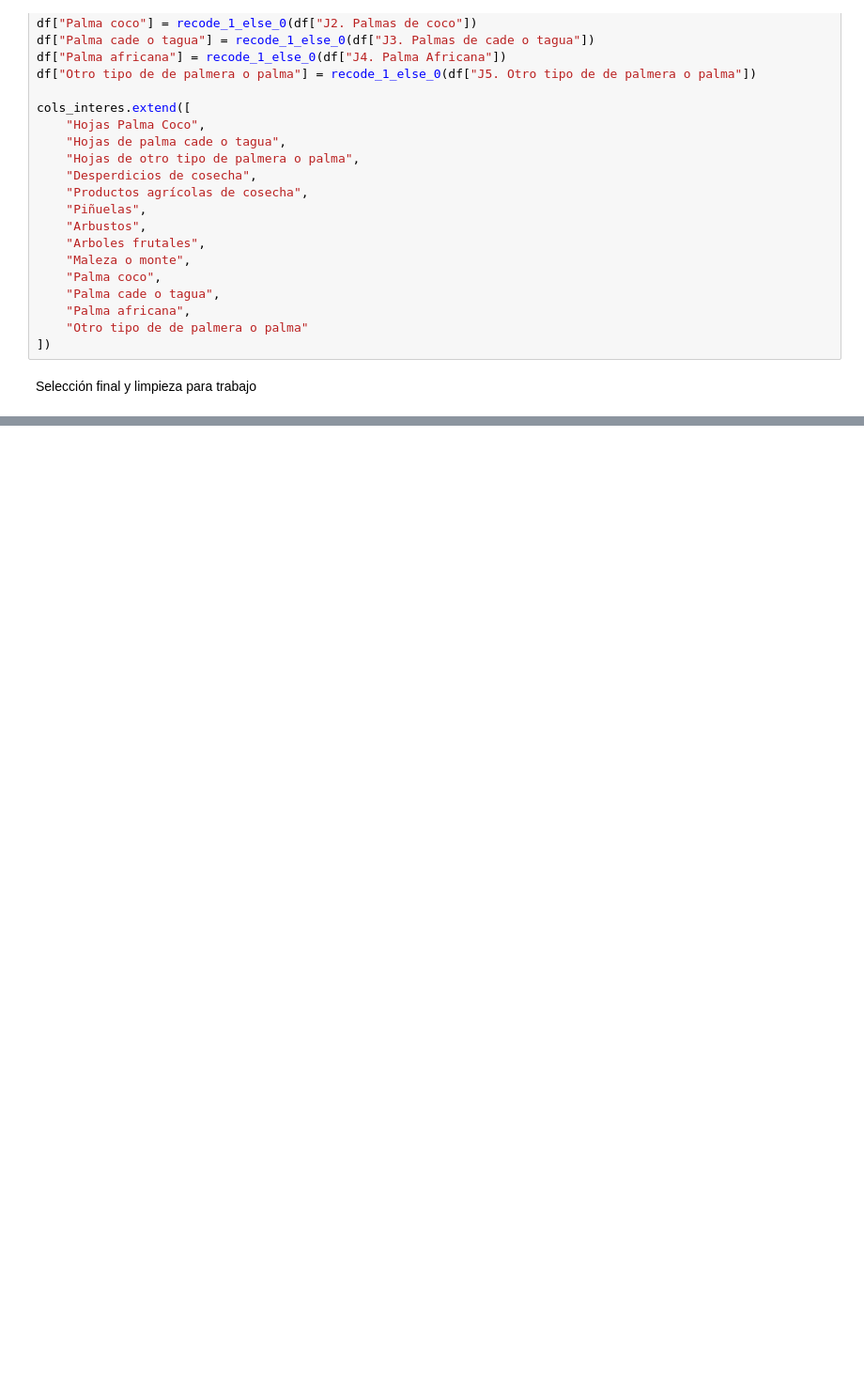
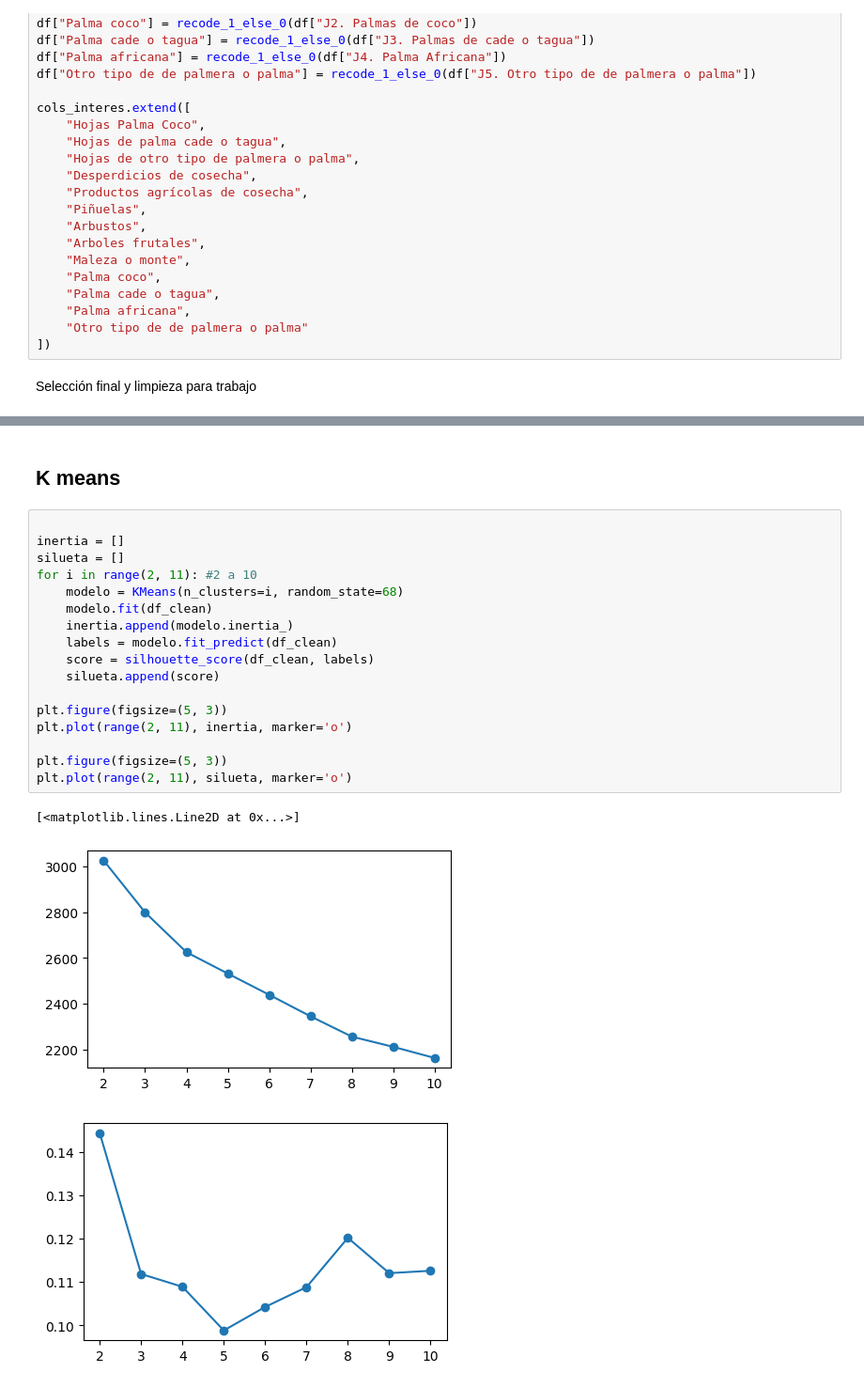
Before and after one commit to DashTT/Reto-01-Chagas, a Jupyter notebook: Reto_1_AndradeVillenasEscobar.ipynb, the cells around one changed output, grey strips where cells are left out. Shown: that part at 94% size. Cells and saved outputs as stored; diff of their text form; blank space fills up the shorter version.

```diff
--- a/Reto_1_AndradeVillenasEscobar.ipynb
+++ b/Reto_1_AndradeVillenasEscobar.ipynb
@@ -178,0 +188,23 @@ print(len(cols_interes))
+# %% [markdown]
+## K means
+# %%
+
+inertia = []
+silueta = []
+for i in range(2, 11): #2 a 10
+    modelo = KMeans(n_clusters=i, random_state=68)
+    modelo.fit(df_clean)
+    inertia.append(modelo.inertia_)
+    labels = modelo.fit_predict(df_clean)
+    score = silhouette_score(df_clean, labels)
+    silueta.append(score)
+
+plt.figure(figsize=(5, 3))
+plt.plot(range(2, 11), inertia, marker='o')
+
+plt.figure(figsize=(5, 3))
+plt.plot(range(2, 11), silueta, marker='o')
+# %% [output]
+[<matplotlib.lines.Line2D at 0x...>]
+[figure, added]
+[figure, added]
```
Also changed, not shown: parts of 3 cells of this notebook.
